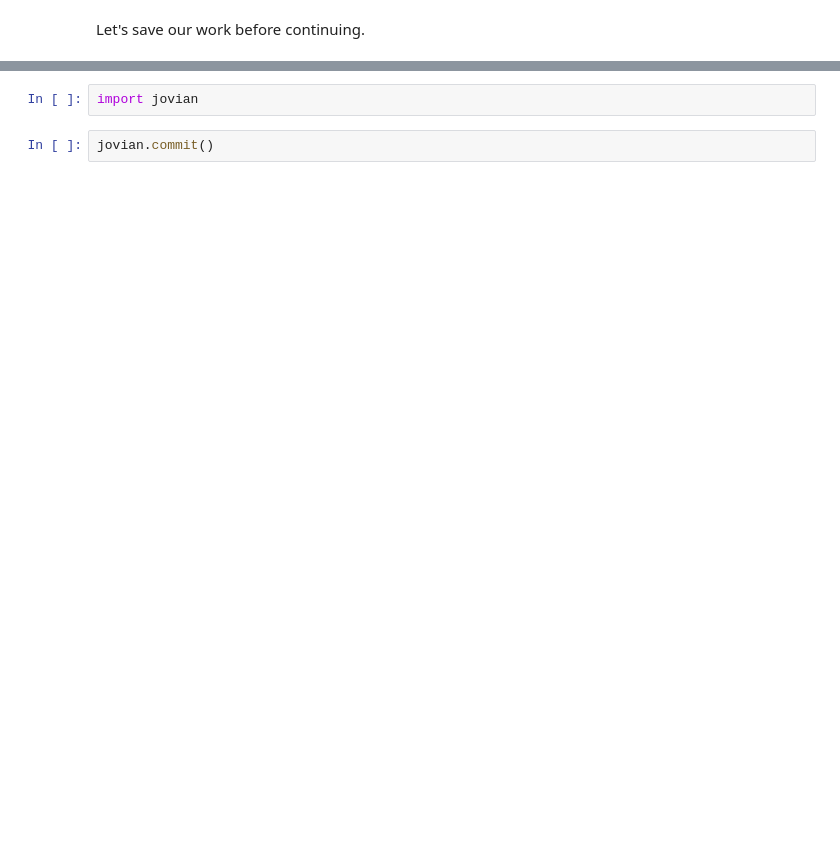
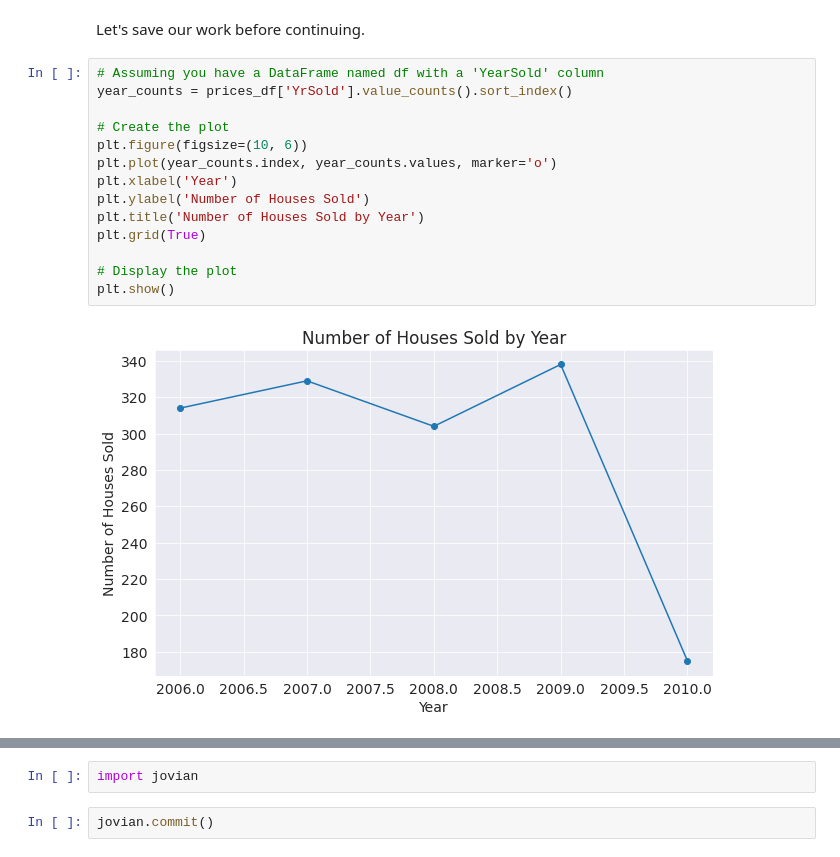
Before and after one commit to Nish-008/Machine_Learning_Practice, a Jupyter notebook: python-sklearn-assignment.ipynb, the cells around one changed output, grey strips where cells are left out. Cells and saved outputs as stored; diff of their text form; blank space fills up the shorter version.

```diff
--- a/python-sklearn-assignment.ipynb
+++ b/python-sklearn-assignment.ipynb
@@ -156,2 +185,18 @@ The dataset contains 1460 rows and 81 columns.
 # %% [markdown]
 Let's save our work before continuing.
+# %%
+# Assuming you have a DataFrame named df with a 'YearSold' column
+year_counts = prices_df['YrSold'].value_counts().sort_index()
+
+# Create the plot
+plt.figure(figsize=(10, 6))
+plt.plot(year_counts.index, year_counts.values, marker='o')
+plt.xlabel('Year')
+plt.ylabel('Number of Houses Sold')
+plt.title('Number of Houses Sold by Year')
+plt.grid(True)
+
+# Display the plot
+plt.show()
+# %% [output]
+[figure, added]
```
Also changed, not shown: parts of 7 cells of this notebook.
